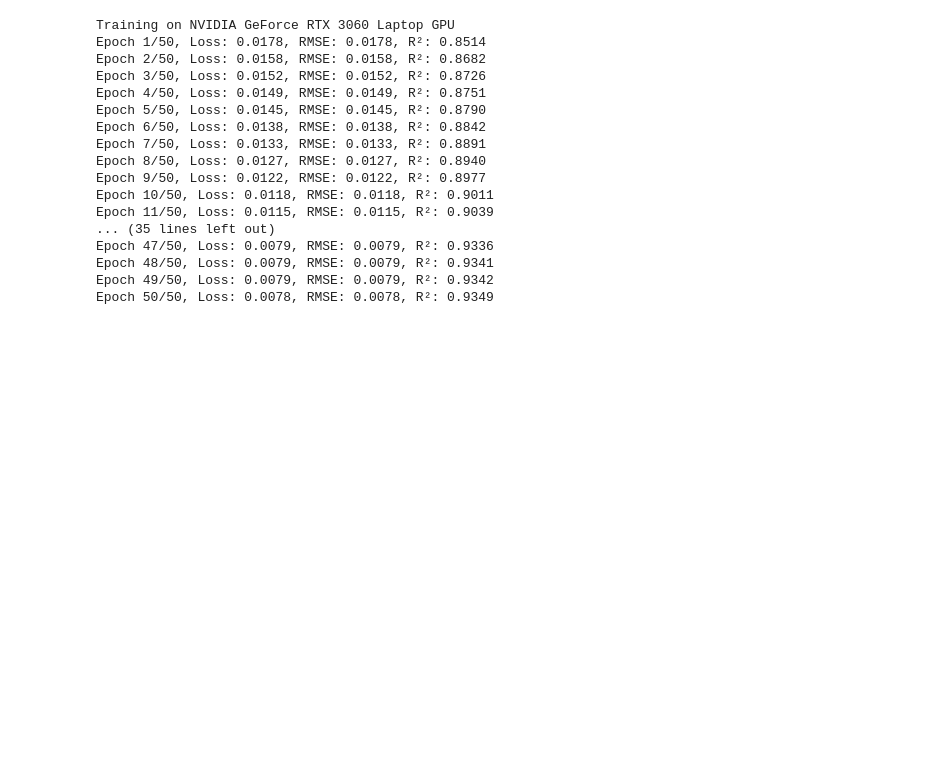
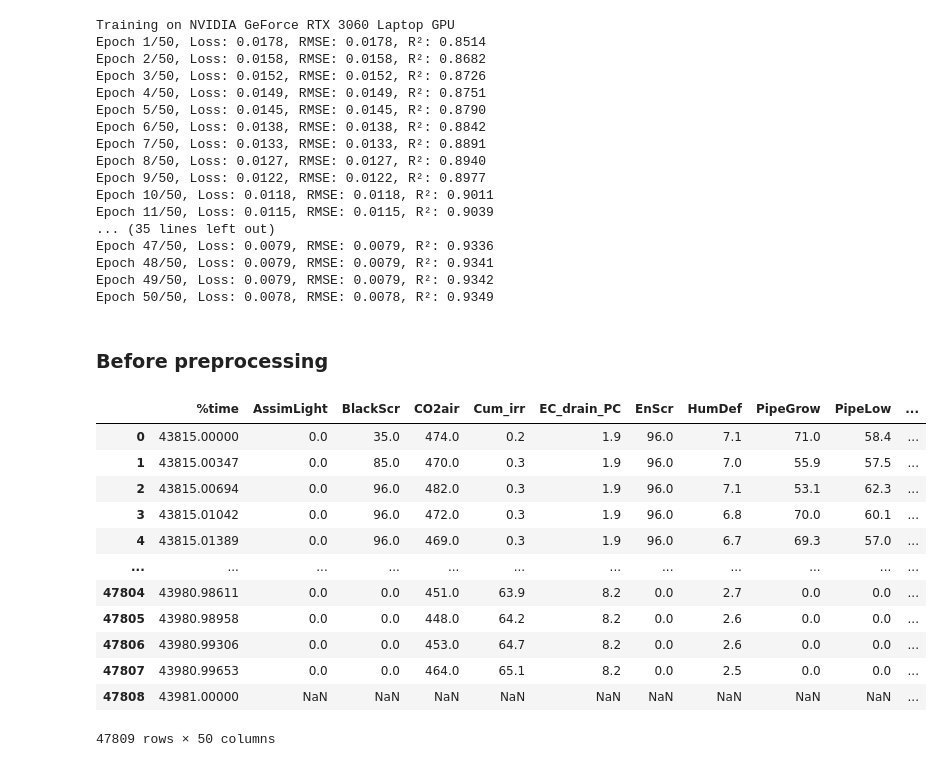
Before and after one commit to doupeter17/TSGreen, a Jupyter notebook: Code/sensor_predictor.ipynb, the cells around one changed output. Saved outputs shown, nothing was run; the diff lists cells and outputs as text; code cells hidden in the pictures; blank space fills up the shorter version.

```diff
--- a/Code/sensor_predictor.ipynb
+++ b/Code/sensor_predictor.ipynb
@@ -239,3 +239,23 @@ Epoch 49/50, Loss: 0.0079, RMSE: 0.0079, R²: 0.9342
 Epoch 50/50, Loss: 0.0078, RMSE: 0.0078, R²: 0.9349
 # %%
 torch.save(model.state_dict(), "sensor_predictor_grud.pth")
+# %% [markdown]
+### Before preprocessing
+# %%
+
+df = ds["Digilog"]["GreenhouseClimate.csv"]
+df
+# %% [output]
+|  | %time | AssimLight | BlackScr | CO2air | Cum_irr | EC_drain_PC | EnScr | HumDef | PipeGrow | PipeLow | ... |
+| 0 | 43815.00000 | 0.0 | 35.0 | 474.0 | 0.2 | 1.9 | 96.0 | 7.1 | 71.0 | 58.4 | ... |
+| 1 | 43815.00347 | 0.0 | 85.0 | 470.0 | 0.3 | 1.9 | 96.0 | 7.0 | 55.9 | 57.5 | ... |
+| 2 | 43815.00694 | 0.0 | 96.0 | 482.0 | 0.3 | 1.9 | 96.0 | 7.1 | 53.1 | 62.3 | ... |
+| 3 | 43815.01042 | 0.0 | 96.0 | 472.0 | 0.3 | 1.9 | 96.0 | 6.8 | 70.0 | 60.1 | ... |
+| 4 | 43815.01389 | 0.0 | 96.0 | 469.0 | 0.3 | 1.9 | 96.0 | 6.7 | 69.3 | 57.0 | ... |
+| ... | ... | ... | ... | ... | ... | ... | ... | ... | ... | ... | ... |
+| 47804 | 43980.98611 | 0.0 | 0.0 | 451.0 | 63.9 | 8.2 | 0.0 | 2.7 | 0.0 | 0.0 | ... |
+| 47805 | 43980.98958 | 0.0 | 0.0 | 448.0 | 64.2 | 8.2 | 0.0 | 2.6 | 0.0 | 0.0 | ... |
+| 47806 | 43980.99306 | 0.0 | 0.0 | 453.0 | 64.7 | 8.2 | 0.0 | 2.6 | 0.0 | 0.0 | ... |
+| 47807 | 43980.99653 | 0.0 | 0.0 | 464.0 | 65.1 | 8.2 | 0.0 | 2.5 | 0.0 | 0.0 | ... |
+| 47808 | 43981.00000 | NaN | NaN | NaN | NaN | NaN | NaN | NaN | NaN | NaN | ... |
+47809 rows × 50 columns
```
Also changed, not shown: parts of 5 cells of this notebook, 5 other files.
